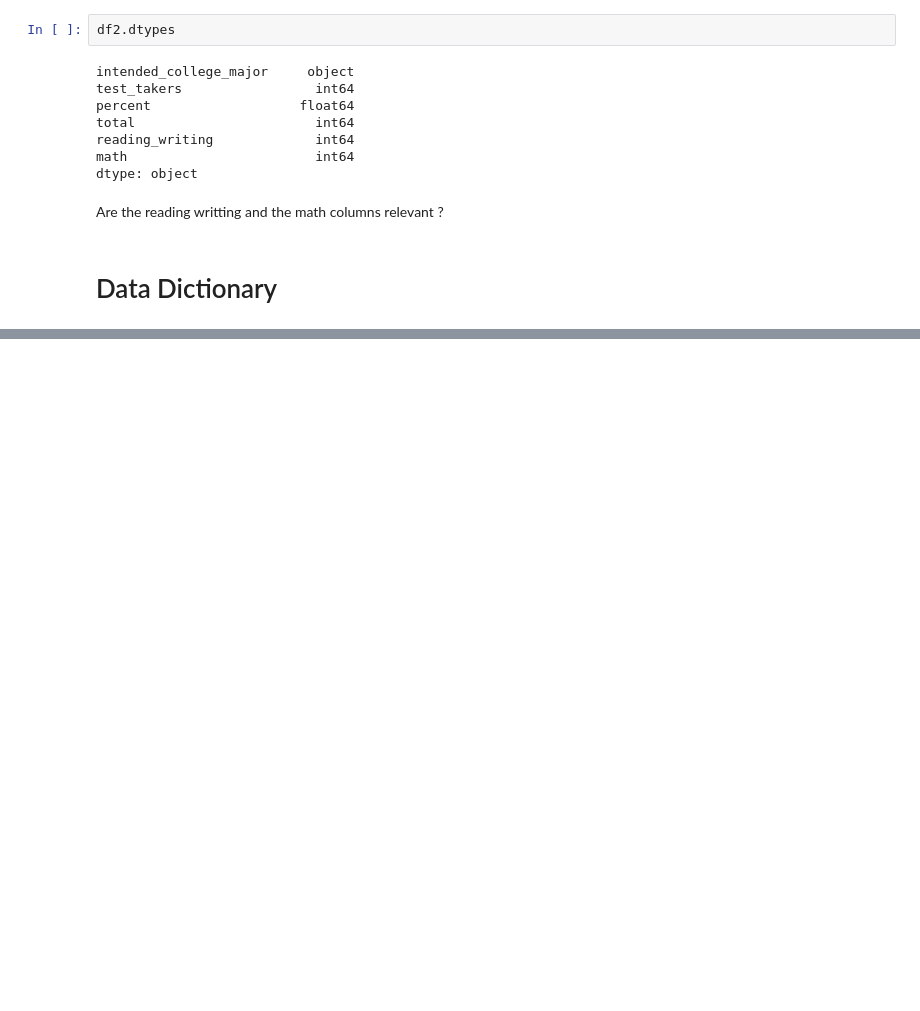
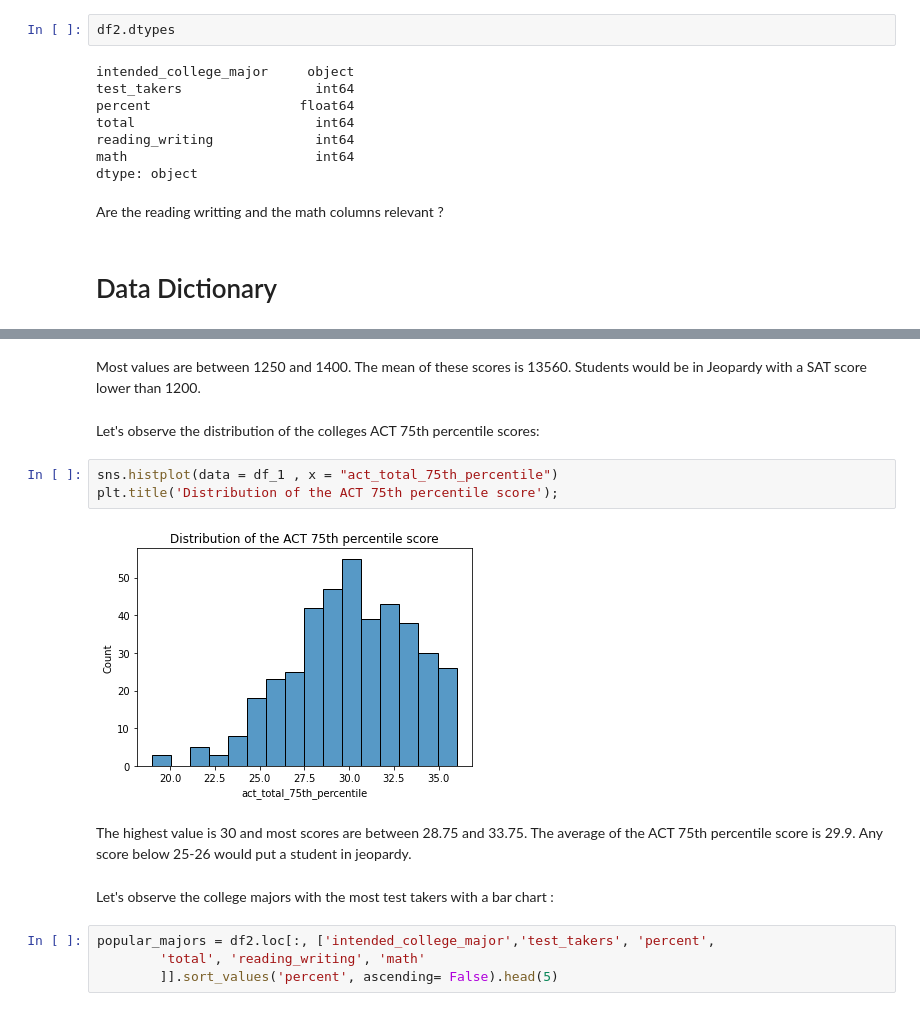
Before and after one commit to chiefeno/Project-1, a Jupyter notebook: revised project 1 - Johann Baydeer.ipynb, the cells around one changed output, grey strips where cells are left out. Cells and saved outputs as stored; diff of their text form; blank space fills up the shorter version.

```diff
--- a/revised project 1 - Johann Baydeer.ipynb
+++ b/revised project 1 - Johann Baydeer.ipynb
@@ -504,0 +836,19 @@ Are the reading writting and the math columns relevant ?
+# %% [markdown]
+Most values are between 1250 and 1400. The mean of these scores is 13560. Students would be in Jeopardy with a SAT score lower than 1200.
+# %% [markdown]
+Let's observe the distribution of the colleges ACT 75th percentile scores:
+# %%
+sns.histplot(data = df_1 , x = "act_total_75th_percentile")
+plt.title('Distribution of the ACT 75th percentile score');
+# %% [output]
+[figure, added]
+# %% [markdown]
+The highest value is 30 and most scores are between 28.75 and 33.75.
+The average of the ACT 75th percentile score is 29.9.
+Any score below 25-26 would put a student in jeopardy.
+# %% [markdown]
+Let's observe the college majors with the most test takers with a bar chart :
+# %%
+popular_majors = df2.loc[:, ['intended_college_major','test_takers', 'percent',
+        'total', 'reading_writing', 'math'
+        ]].sort_values('percent', ascending= False).head(5)
```
Also changed, not shown: parts of 74 cells of this notebook.
